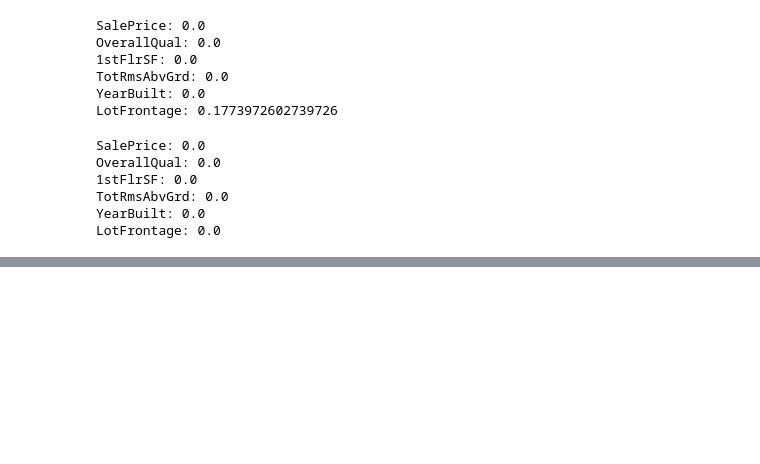
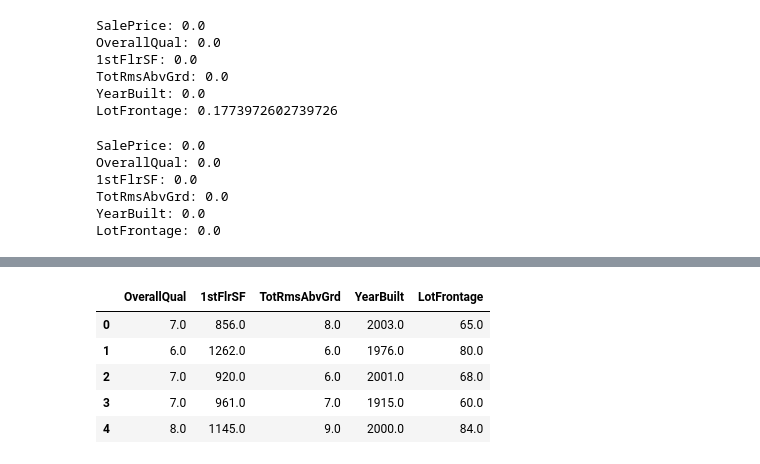
Before and after one commit to Alejndro22/simple-linear-regression-ds, a Jupyter notebook: 24008282_Proyecto_1.ipynb, the cells around one changed output, grey strips where cells are left out. Cells and saved outputs as stored; diff of their text form; code cells hidden in the pictures; blank space fills up the shorter version.

```diff
--- a/24008282_Proyecto_1.ipynb
+++ b/24008282_Proyecto_1.ipynb
@@ -79,0 +128,11 @@ LotFrontage: 0.0
+# %%
+# Se que la dependiente (y) es SalePrice, entonces para analizar solo las demás variables independientes los separo
+ds_independent_training = dataset_training.drop('SalePrice', axis=1)
+ds_independent_training.head()
+# %% [output]
+|  | OverallQual | 1stFlrSF | TotRmsAbvGrd | YearBuilt | LotFrontage |
+| 0 | 7.0 | 856.0 | 8.0 | 2003.0 | 65.0 |
+| 1 | 6.0 | 1262.0 | 6.0 | 1976.0 | 80.0 |
+| 2 | 7.0 | 920.0 | 6.0 | 2001.0 | 68.0 |
+| 3 | 7.0 | 961.0 | 7.0 | 1915.0 | 60.0 |
+| 4 | 8.0 | 1145.0 | 9.0 | 2000.0 | 84.0 |
```
Also changed, not shown: parts of 10 cells of this notebook.
